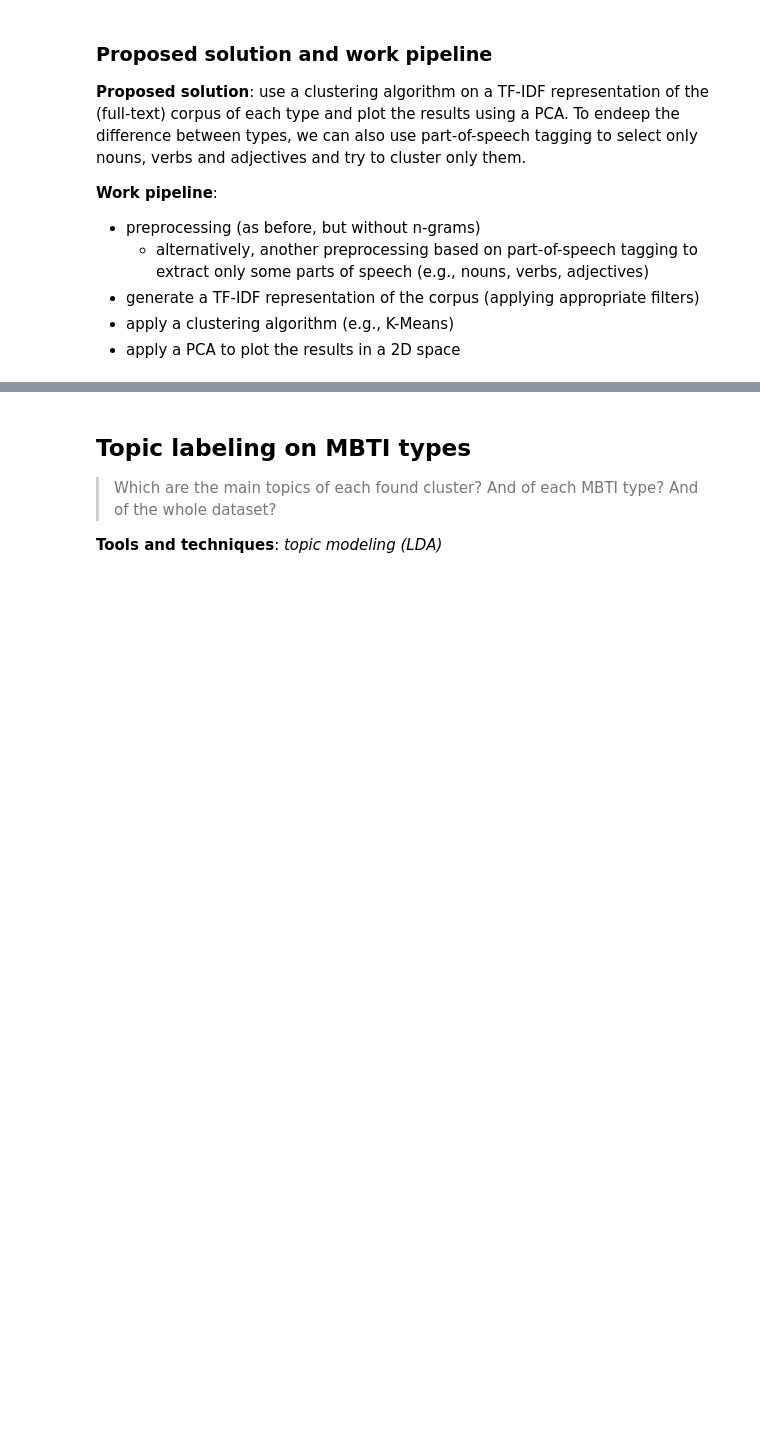
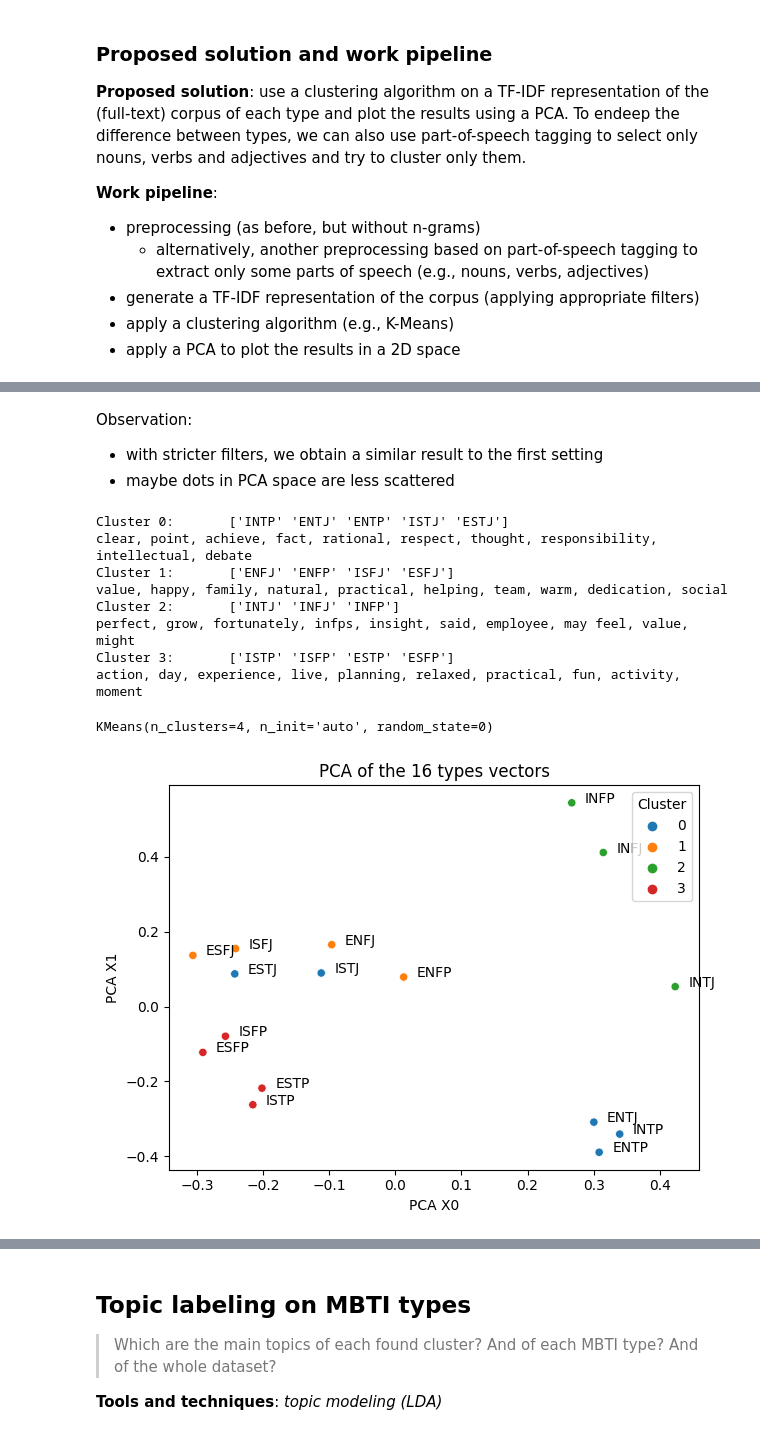
Before and after one commit to emanuelena49/MBTI-NLP, a Jupyter notebook: mbti_types.ipynb, the cells around one changed output, grey strips where cells are left out. Cells and saved outputs as stored; diff of their text form; code cells hidden in the pictures; blank space fills up the shorter version.

```diff
--- a/mbti_types.ipynb
+++ b/mbti_types.ipynb
@@ -843,0 +916,26 @@ KMeans(n_clusters=5, n_init='auto', random_state=0)
+# %% [markdown]
+Observation:
+
+- with stricter filters, we obtain a similar result to the first setting
+- maybe dots in PCA space are less scattered
+# %%
+# Clustering Nr. 04: just a slight max frequency filter
+# to avoid very generic words
+kmeans_cluster_and_pca(
+    types_ft_tokens,
+    n_clusters=4,
+    n_keywords=10,
+    ngram_range=(1,2),
+    max_df=0.9,
+    )
+# %% [output]
+Cluster 0:       ['INTP' 'ENTJ' 'ENTP' 'ISTJ' 'ESTJ']
+clear, point, achieve, fact, rational, respect, thought, responsibility, intellectual, debate
+Cluster 1:       ['ENFJ' 'ENFP' 'ISFJ' 'ESFJ']
+value, happy, family, natural, practical, helping, team, warm, dedication, social
+Cluster 2:       ['INTJ' 'INFJ' 'INFP']
+perfect, grow, fortunately, infps, insight, said, employee, may feel, value, might
+Cluster 3:       ['ISTP' 'ISFP' 'ESTP' 'ESFP']
+action, day, experience, live, planning, relaxed, practical, fun, activity, moment
+KMeans(n_clusters=4, n_init='auto', random_state=0)
+[figure, added]
```
Also changed, not shown: parts of 14 cells of this notebook.
